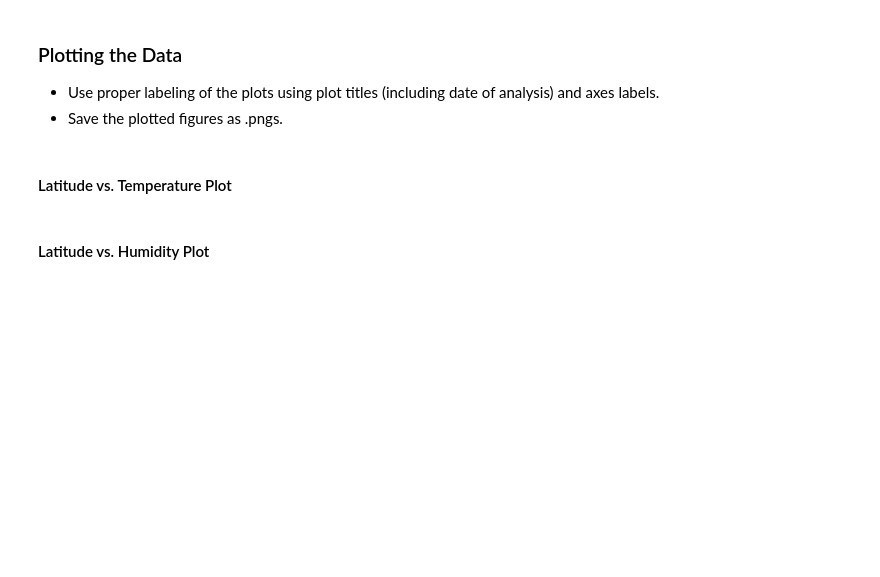
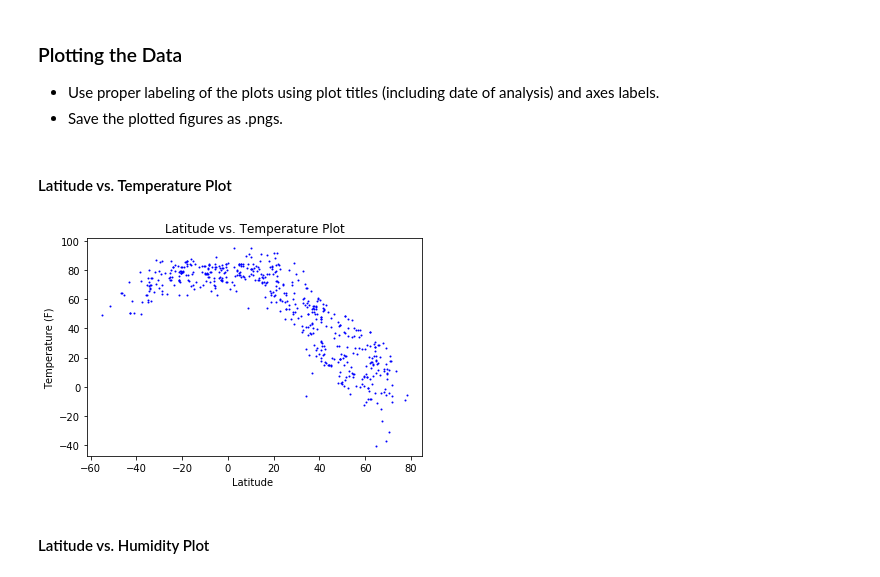
Before and after one commit to rjh33/WeatherPy, a Jupyter notebook: WeatherPy.ipynb, the cells around one changed output. Drawn from its saved outputs; the diff is of its cells as text; code cells hidden in the pictures; blank space fills up the shorter version.

```diff
--- a/WeatherPy.ipynb
+++ b/WeatherPy.ipynb
@@ -64,7 +64,7 @@ len(cities)
 #get URL
 base_url = "http://api.openweathermap.org/data/2.5/weather?"
 api_key= "3401cd7564e299f07b11cf5de47a504e"
-units = "imperial"
+units = "Imperial"
 query_url=(f'{base_url}appid={api_key}&units={units}')
 
 
@@ -76,23 +76,22 @@ weatherData = {'city_list': [],
                 'cloud': [],
                 'wind': []}
 
+print("Begin API Call to OpenWeather Database ")
+#start counter
+count=1
 
-count=1
-print("Begin API Call to OpenWeather Database ")
 for citi in cities:
+    try:
+        response=requests.get(f'{query_url}&q= {citi}')
 
-    try:
-        city_weather=requests.get(f'{query_url}&q= {citi}')
+        city_weather = response.json()
 
-
-        print("hello")
-
-        if city_weather.status_code==requests.codes.ok:
+        if response.status_code==requests.codes.ok:
 
             print(f'Processing # {count} of {count} for {citi}')
 
 
-            weatherData['wind'].append(city_weather['wind']['speed'])
+            weatherData['wind'] = (city_weather['wind']['speed'])
             weatherData['city_list'].append(citi)
             weatherData['temp'].append(city_weather['main']['temp'])
             weatherData['lat'].append(city_weather['coord']['lat'])
@@ -105,10 +104,8 @@ for citi in cities:
         else:
             print(f'There is an error.  Skipping...')
 
+
     except:
-        print(f'messed up')
-
-print("---------------------------------------")
-print("Processing Complete")
+        print("Error")
 # %% [output]
 Begin API Call to OpenWeather Database
@@ -144,5 +185,14 @@ weatherData_df
 * Save the plotted figures as .pngs.
 # %% [markdown]
 #### Latitude vs. Temperature Plot
+# %%
+plt.scatter(weatherData_df['lat'],weatherData_df['temp'], s=1, c="blue")
+plt.title("Latitude vs. Temperature Plot")
+plt.xlabel("Latitude ")
+plt.ylabel("Temperature (F)")
+plt.savefig('temp.png')
+plt.show()
+# %% [output]
+[figure, added]
 # %% [markdown]
 #### Latitude vs. Humidity Plot
```
Also changed, not shown: parts of 9 cells of this notebook, 4 other files.
